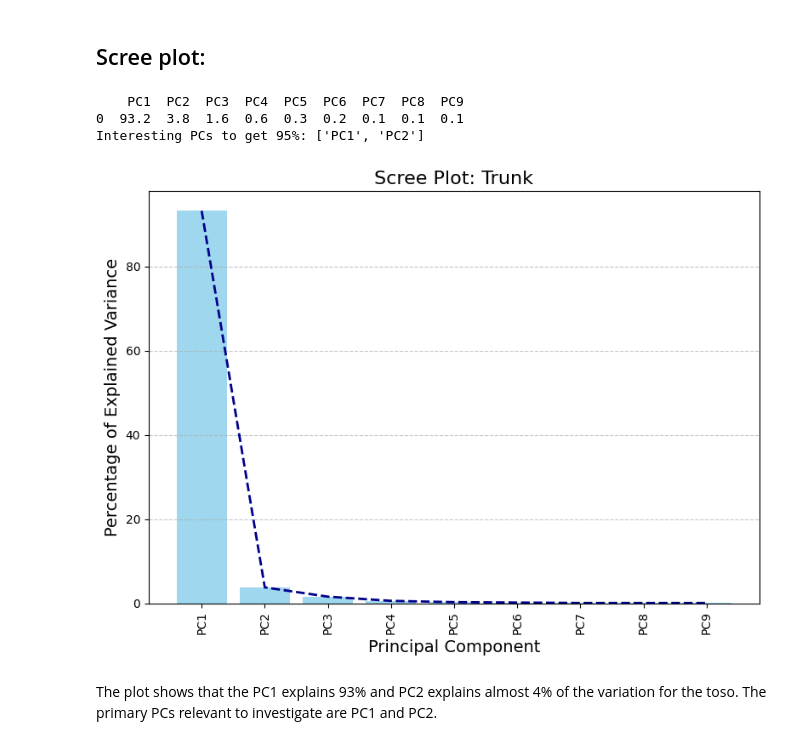
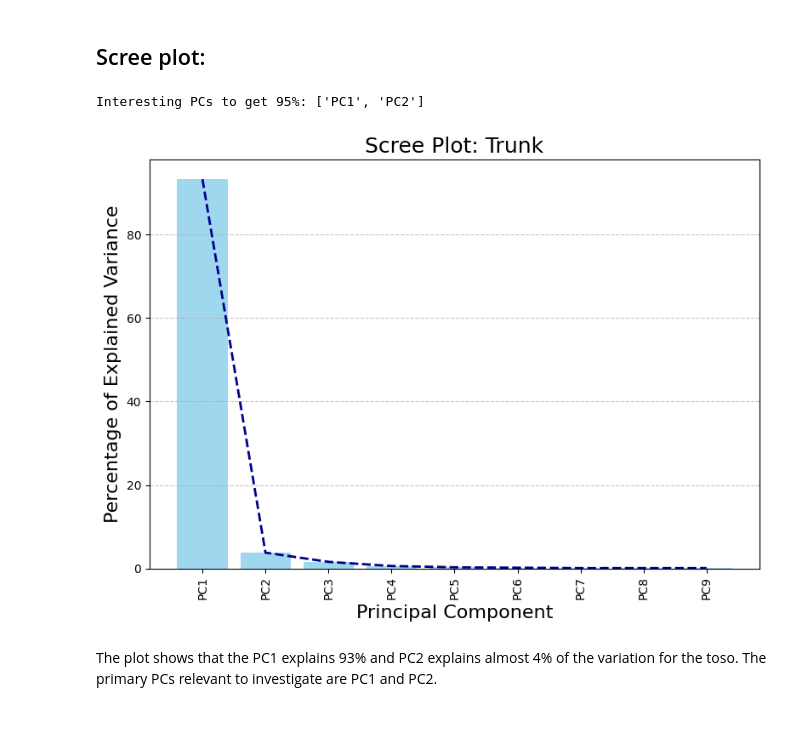
Before and after one commit to jobindjohn/anthromass, a Jupyter notebook: anthropmass/nbs/314_anthro_pca_viz_trunk.ipynb, the cells around one changed output. Cells and saved outputs as stored; diff of their text form; code cells hidden in the pictures.

```diff
--- a/anthropmass/nbs/314_anthro_pca_viz_trunk.ipynb
+++ b/anthropmass/nbs/314_anthro_pca_viz_trunk.ipynb
@@ -37,12 +37,10 @@ trunk = ['abdominalextensiondepthsitting','bicristalbreadth','chestbreadth','che
 # %% [markdown]
 ## Scree plot:
 # %%
-scree_plot_with_elbow(ansur_scaled,trunk,'Trunk')
+scree_plot(ansur_scaled,trunk,'Trunk')
 # %% [output]
-    PC1  PC2  PC3  PC4  PC5  PC6  PC7  PC8  PC9
-0  93.2  3.8  1.6  0.6  0.3  0.2  0.1  0.1  0.1
 Interesting PCs to get 95%: ['PC1', 'PC2']
-[figure, old version]
+[figure, new version]
 # %% [markdown]
 The plot shows that the PC1 explains 93% and PC2 explains almost 4% of the variation for the toso. The primary PCs relevant to investigate are PC1 and PC2.
 # %% [markdown]
```
Also changed, not shown: parts of 4 cells of this notebook, 11 other files.
